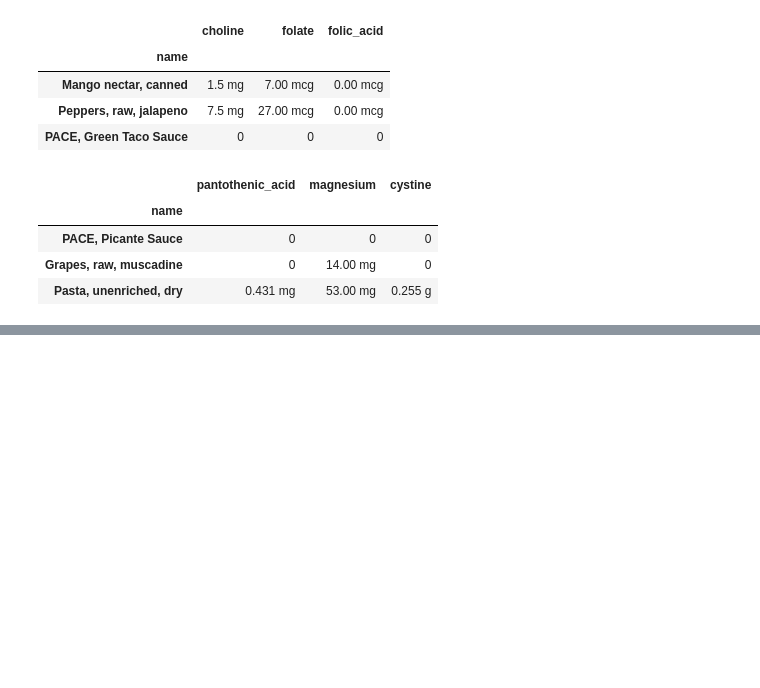
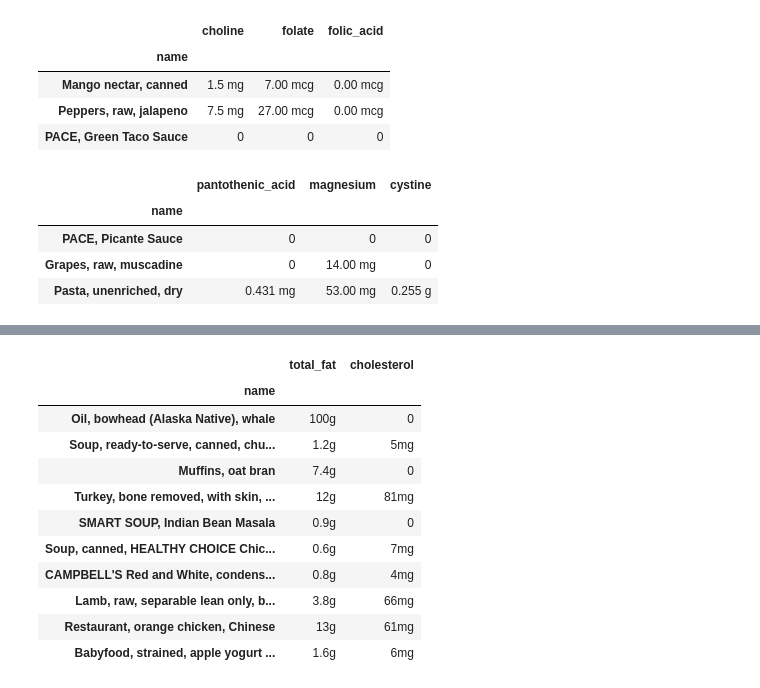
Before and after one commit to Py-Ninad/Ultimate-Pandas-bootcamp, a Jupyter notebook: Working with Dataframes.ipynb, the cells around one changed output, grey strips where cells are left out. Cells and saved outputs as stored; diff of their text form; code cells hidden in the pictures; blank space fills up the shorter version.

```diff
--- a/Working with Dataframes.ipynb
+++ b/Working with Dataframes.ipynb
@@ -189,0 +228,16 @@ nutrition.head()
+# %%
+# from nutr_mini extract total_fat and cholesterol for all rows
+nutr_mini.loc[:,["total_fat","cholesterol"]]  # df.loc[rows,columns]
+# %% [output]
+|  | total_fat | cholesterol |
+| name |  |  |
+| Oil, bowhead (Alaska Native), whale | 100g | 0 |
+| Soup, ready-to-serve, canned, chu... | 1.2g | 5mg |
+| Muffins, oat bran | 7.4g | 0 |
+| Turkey, bone removed, with skin, ... | 12g | 81mg |
+| SMART SOUP, Indian Bean Masala | 0.9g | 0 |
+| Soup, canned, HEALTHY CHOICE Chic... | 0.6g | 7mg |
+| CAMPBELL'S Red and White, condens... | 0.8g | 4mg |
+| Lamb, raw, separable lean only, b... | 3.8g | 66mg |
+| Restaurant, orange chicken, Chinese | 13g | 61mg |
+| Babyfood, strained, apple yogurt ... | 1.6g | 6mg |
```
Also changed, not shown: parts of 8 cells of this notebook.
